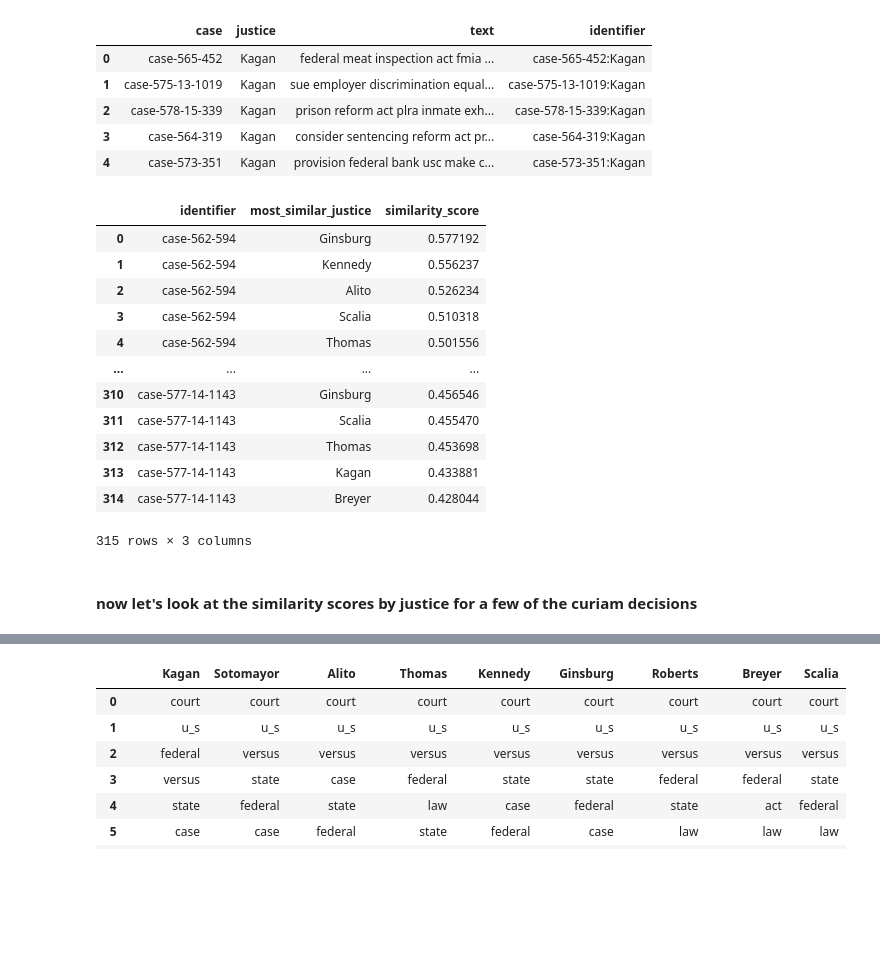
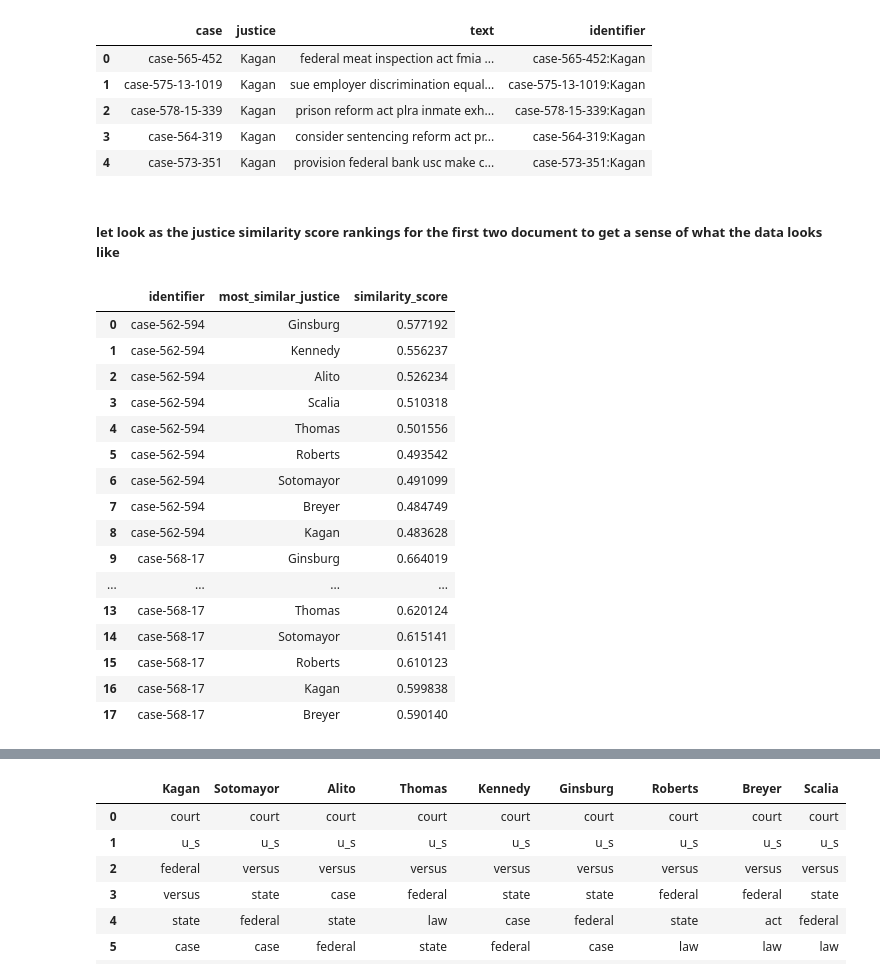
Before and after one commit to jenky64/msds696, a Jupyter notebook: text_classification.ipynb, the cells around one changed output, grey strips where cells are left out. Drawn from its saved outputs; the diff is of its cells as text; code cells hidden in the pictures; blank space fills up the shorter version.

```diff
--- a/text_classification.ipynb
+++ b/text_classification.ipynb
@@ -638,21 +605,25 @@ count_combined_sim_array = calculate_similarities_count(data=decisions)
 count_combined_sim_df = most_similar(documents=identifiers, sim_array=count_combined_sim_array, num_highest=9)
 count_combined_sim_df.most_similar_justice = count_combined_sim_df.most_similar_justice.apply(lambda x: x.split(':')[1])
 count_combined_sim_df.identifier = count_combined_sim_df.identifier.apply(lambda x: x.split(':')[0])
+# %% [markdown]
+##### let look as the justice similarity score rankings for the first two document to get a sense of what the data looks like
 # %%
-count_combined_sim_df
+count_combined_sim_df.head(18)
 # %% [output]
 |  | identifier | most_similar_justice | similarity_score |
 | 0 | case-562-594 | Ginsburg | 0.577192 |
 | 1 | case-562-594 | Kennedy | 0.556237 |
 | 2 | case-562-594 | Alito | 0.526234 |
 | 3 | case-562-594 | Scalia | 0.510318 |
 | 4 | case-562-594 | Thomas | 0.501556 |
+| 5 | case-562-594 | Roberts | 0.493542 |
+| 6 | case-562-594 | Sotomayor | 0.491099 |
+| 7 | case-562-594 | Breyer | 0.484749 |
+| 8 | case-562-594 | Kagan | 0.483628 |
+| 9 | case-568-17 | Ginsburg | 0.664019 |
 | ... | ... | ... | ... |
-| 310 | case-577-14-1143 | Ginsburg | 0.456546 |
-| 311 | case-577-14-1143 | Scalia | 0.455470 |
-| 312 | case-577-14-1143 | Thomas | 0.453698 |
-| 313 | case-577-14-1143 | Kagan | 0.433881 |
-| 314 | case-577-14-1143 | Breyer | 0.428044 |
+| 13 | case-568-17 | Thomas | 0.620124 |
+| 14 | case-568-17 | Sotomayor | 0.615141 |
+| 15 | case-568-17 | Roberts | 0.610123 |
+| 16 | case-568-17 | Kagan | 0.599838 |
+| 17 | case-568-17 | Breyer | 0.590140 |
-315 rows × 3 columns
-# %% [markdown]
-#### now let's look at the similarity scores by justice for a few of the curiam decisions
```
Also changed, not shown: parts of 69 cells of this notebook, 2 other files.
